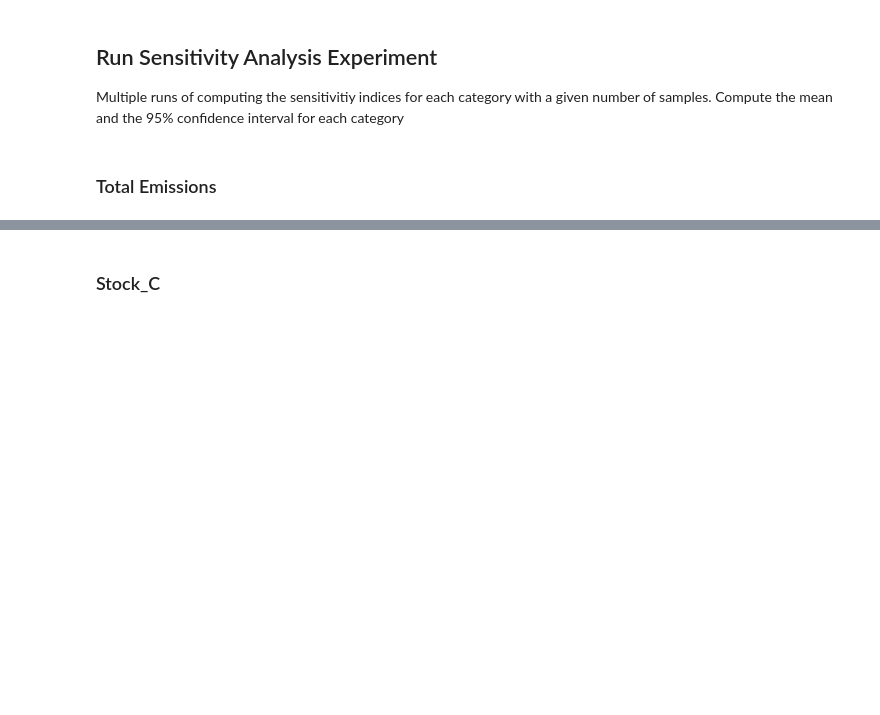
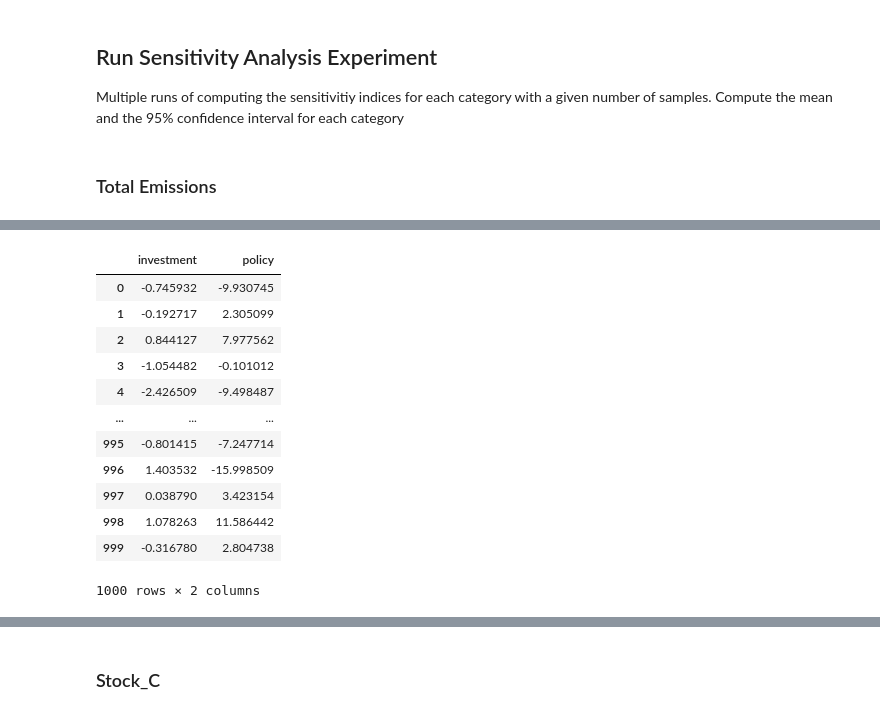
Before and after one commit to MoniSoto/MoTMo, a Jupyter notebook: jupyter_notebooks/Sensitivity_analysis_modular.ipynb, the cells around one changed output, grey strips where cells are left out. Cells and saved outputs as stored; diff of their text form; code cells hidden in the pictures; blank space fills up the shorter version.

```diff
--- a/jupyter_notebooks/Sensitivity_analysis_modular.ipynb
+++ b/jupyter_notebooks/Sensitivity_analysis_modular.ipynb
@@ -95,0 +121,17 @@ total_emissions_df = pd.read_csv("total_emissions.csv")
+# %%
+df_arrays['policy'] = sa_result_arrays[1]
+df_arrays
+# %% [output]
+|  | investment | policy |
+| 0 | -0.745932 | -9.930745 |
+| 1 | -0.192717 | 2.305099 |
+| 2 | 0.844127 | 7.977562 |
+| 3 | -1.054482 | -0.101012 |
+| 4 | -2.426509 | -9.498487 |
+| ... | ... | ... |
+| 995 | -0.801415 | -7.247714 |
+| 996 | 1.403532 | -15.998509 |
+| 997 | 0.038790 | 3.423154 |
+| 998 | 1.078263 | 11.586442 |
+| 999 | -0.316780 | 2.804738 |
+1000 rows × 2 columns
```
Also changed, not shown: parts of 10 cells of this notebook, 1 other file.
